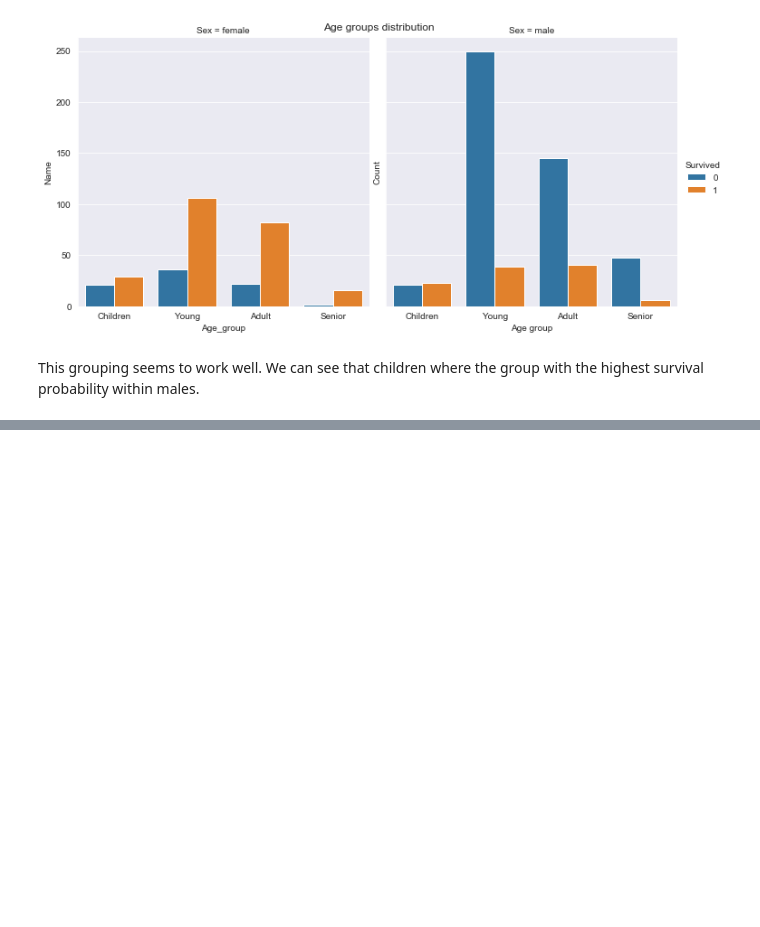
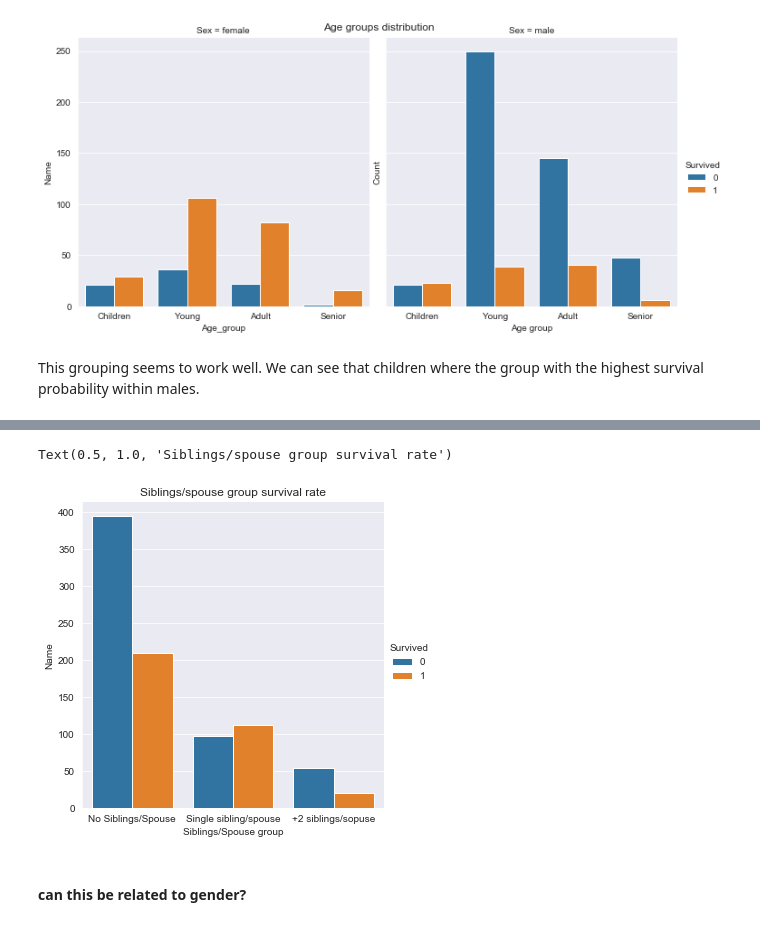
Before and after one commit to Ark93/Real-world_ml, a Jupyter notebook: chapter_3/titanic_dataset.ipynb, the cells around one changed output, grey strips where cells are left out. Cells and saved outputs as stored; diff of their text form; code cells hidden in the pictures; blank space fills up the shorter version.

```diff
--- a/chapter_3/titanic_dataset.ipynb
+++ b/chapter_3/titanic_dataset.ipynb
@@ -382,0 +432,11 @@ This grouping seems to work well.  We can see that children where the group with
+# %%
+sns.catplot(x='Siblings/Spouse group', y='Name', hue='Survived',
+            data=data.groupby(['Siblings/Spouse group','Survived'], as_index=False).count(),
+            kind='bar'
+           )
+plt.title('Siblings/spouse group survival rate')
+# %% [output]
+Text(0.5, 1.0, 'Siblings/spouse group survival rate')
+[figure, added]
+# %% [markdown]
+#### can this be related to gender?
```
Also changed, not shown: parts of 45 cells of this notebook.
